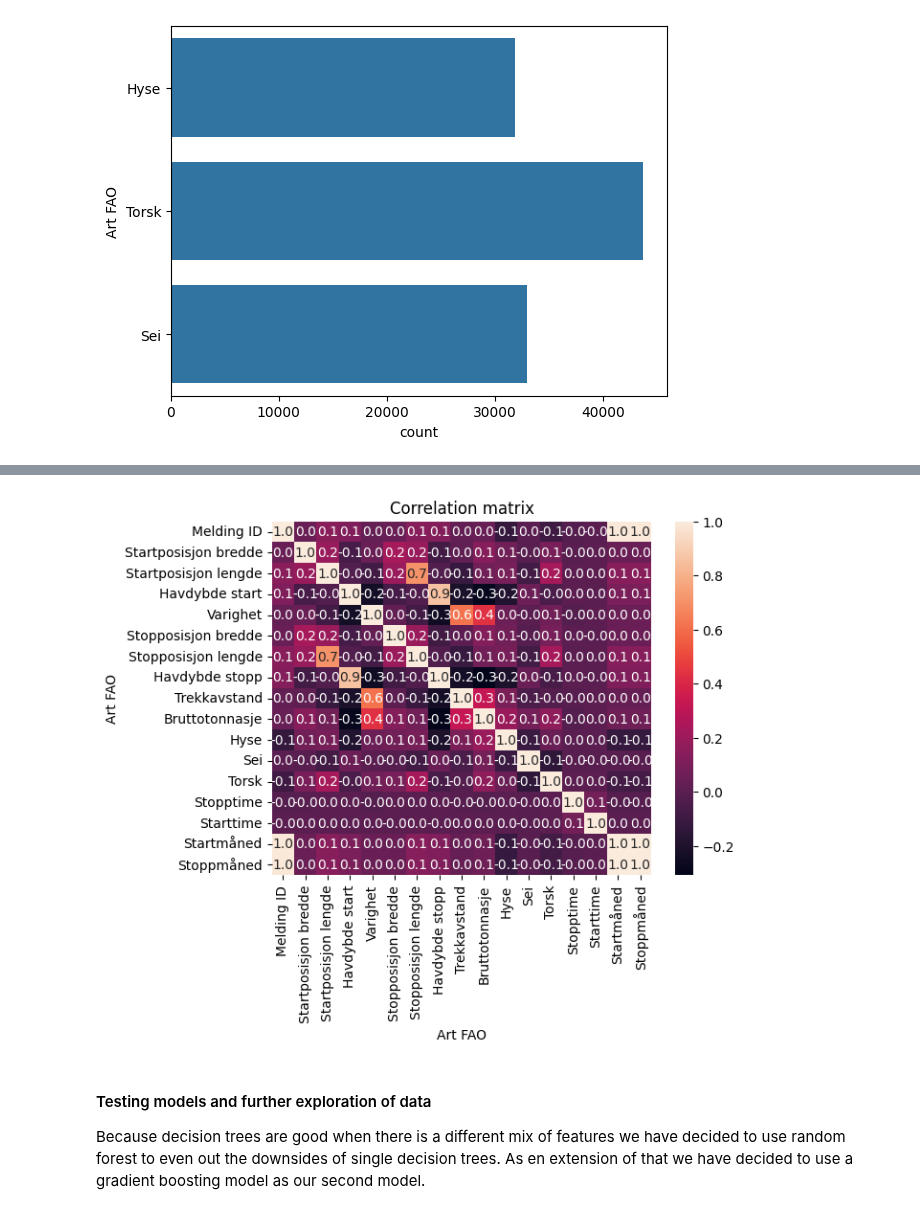
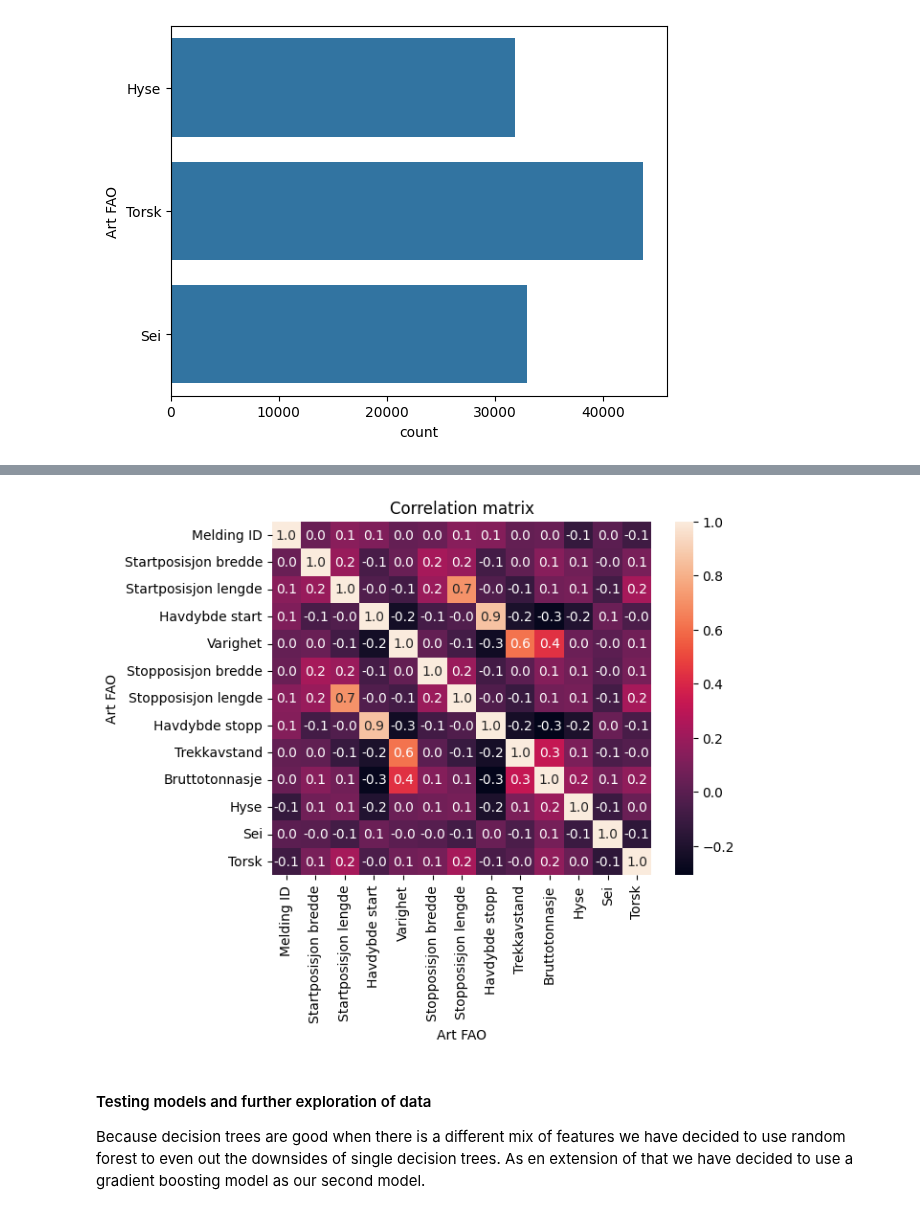
Before and after one commit to Pzorster/INFO284pzor, a Jupyter notebook: Til_inlevering.ipynb, the cells around one changed output, grey strips where cells are left out. Cells and saved outputs as stored; diff of their text form; code cells hidden in the pictures.

```diff
--- a/Til_inlevering.ipynb
+++ b/Til_inlevering.ipynb
@@ -167,10 +147,10 @@ df['Stopposisjon lengde'] = df['Stopposisjon lengde'].str.replace(',', '').astyp
 df['Trekkavstand'] = df['Trekkavstand'].astype(int)
 df['Bruttotonnasje'] = df['Bruttotonnasje'].astype(int)
 df['Varighet'] = df['Varighet'].astype(int)
-df['Startmåned'] = df['Startdato'].astype(str).str[3:5]
-df['Starttime'] = df['Startklokkeslett'].astype(str).str[3:5]
-df['Stoppmåned'] = df['Stoppdato'].astype(str).str[3:5]
-df['Stopptime'] = df['Stoppklokkeslett'].astype(str).str[3:5]
+# df['Startmåned'] = df['Startdato'].astype(str).str[3:5]
+# df['Starttime'] = df['Startklokkeslett'].astype(str).str[3:5]
+# df['Stoppmåned'] = df['Stoppdato'].astype(str).str[3:5]
+# df['Stopptime'] = df['Stoppklokkeslett'].astype(str).str[3:5]
 df.drop(columns=['Startdato', "Startklokkeslett", "Stoppdato", "Stoppklokkeslett"], inplace=True)
 # Many of the sea depth notations are positiv, which doesn't make sense.
 # But the amount of them in relation to number of entries means it can't be discounted as an error
@@ -218,7 +198,7 @@ Name: count, dtype: int64
 print(f"Before pre-processing the dataset has {df.shape[1]} columns and {df.shape[0]} rows")
 df = df.pivot_table(index=['Melding ID', 'Startposisjon bredde', 'Startposisjon lengde',
                            'Havdybde start', 'Varighet', 'Stopposisjon bredde', 'Stopposisjon lengde', 'Havdybde stopp', 'Trekkavstand',
-                            'Redskap FAO','Hovedart FAO','Bruttotonnasje', 'Stopptime', 'Starttime', 'Startmåned','Stoppmåned' ], columns='Art FAO', values='Rundvekt', aggfunc='sum').reset_index()
+                            'Redskap FAO','Hovedart FAO','Bruttotonnasje' ], columns='Art FAO', values='Rundvekt', aggfunc='sum').reset_index()
 # # This creates a lot of nan values which we fill with 0
 df.info()
 # df.dropna(inplace=True)
@@ -256,0 +255,16 @@ After pre-processing the dataset has 19 columns and 51083 rows
+# %%
+# #dbscan for clustering
+from sklearn.cluster import DBSCAN
+from sklearn.preprocessing import StandardScaler
+
+# clustering based on coordinates
+coords = df[['Bruttotonnasje', 'Torsk']]
+scaler = StandardScaler()
+coords_scaled = scaler.fit_transform(coords)
+dbscan = DBSCAN(eps=0.5, min_samples=5)
+dbscan.fit(coords_scaled)
+df['Cluster'] = dbscan.labels_
+
+#plotting clusters
+sns.scatterplot(data=df, x='Torsk', y='Havdybde start', hue='Cluster')
+plt.show()
@@ -256,0 +277,16 @@ After pre-processing the dataset has 19 columns and 51083 rows
+# %%
+# #dbscan for clustering
+from sklearn.cluster import DBSCAN
+from sklearn.preprocessing import StandardScaler
+
+# clustering based on coordinates
+coords = df[['Sei', 'Havdybde start']]
+scaler = StandardScaler()
+coords_scaled = scaler.fit_transform(coords)
+dbscan = DBSCAN(eps=0.5, min_samples=5)
+dbscan.fit(coords_scaled)
+df['Cluster'] = dbscan.labels_
+
+#plotting clusters
+sns.scatterplot(data=df, x='Torsk', y='Havdybde start', hue='Cluster')
+plt.show()
@@ -278,13 +316,13 @@ features = pd.concat([enc_df, scaled_df], axis=1)
 # Isolate the targets
 targets = df[['Hyse', 'Sei', 'Torsk']]
 # %%
-df_corr = df[['Melding ID', 'Startposisjon bredde', 'Startposisjon lengde', 'Havdybde start','Varighet', 'Stopposisjon bredde', 'Stopposisjon lengde', 'Havdybde stopp', 'Trekkavstand', 'Bruttotonnasje', 'Hyse', 'Sei', 'Torsk', 'Stopptime', 'Starttime', 'Startmåned','Stoppmåned']]
+df_corr = df[['Melding ID', 'Startposisjon bredde', 'Startposisjon lengde', 'Havdybde start','Varighet', 'Stopposisjon bredde', 'Stopposisjon lengde', 'Havdybde stopp', 'Trekkavstand', 'Bruttotonnasje', 'Hyse', 'Sei', 'Torsk']]
 #plotting the correlation matrix
 sns.heatmap(df_corr.corr(), annot=True, fmt=".1f" )  #.1ft for using one decimal
 plt.title('Correlation matrix')
 plt.show() #the correlation matrix does not really tell us any strong relationships between relevant features. The non-linear relationships could still be useful for the model though.
 # %% [output]
-[figure, old version]
+[figure, new version]
 # %% [markdown]
 #### Testing models and further exploration of data
 
```
Also changed, not shown: parts of 19 cells of this notebook, 1 other file.
